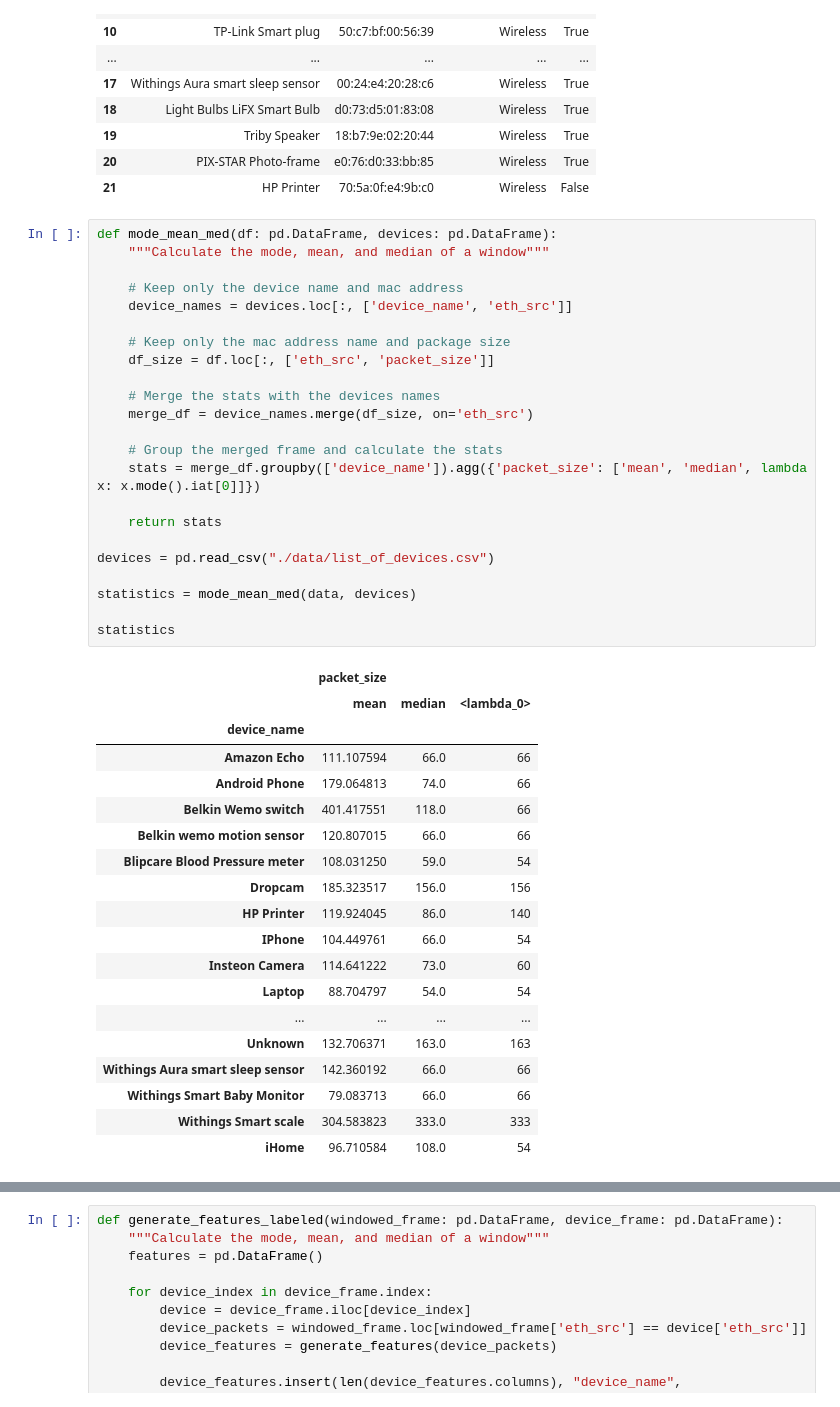
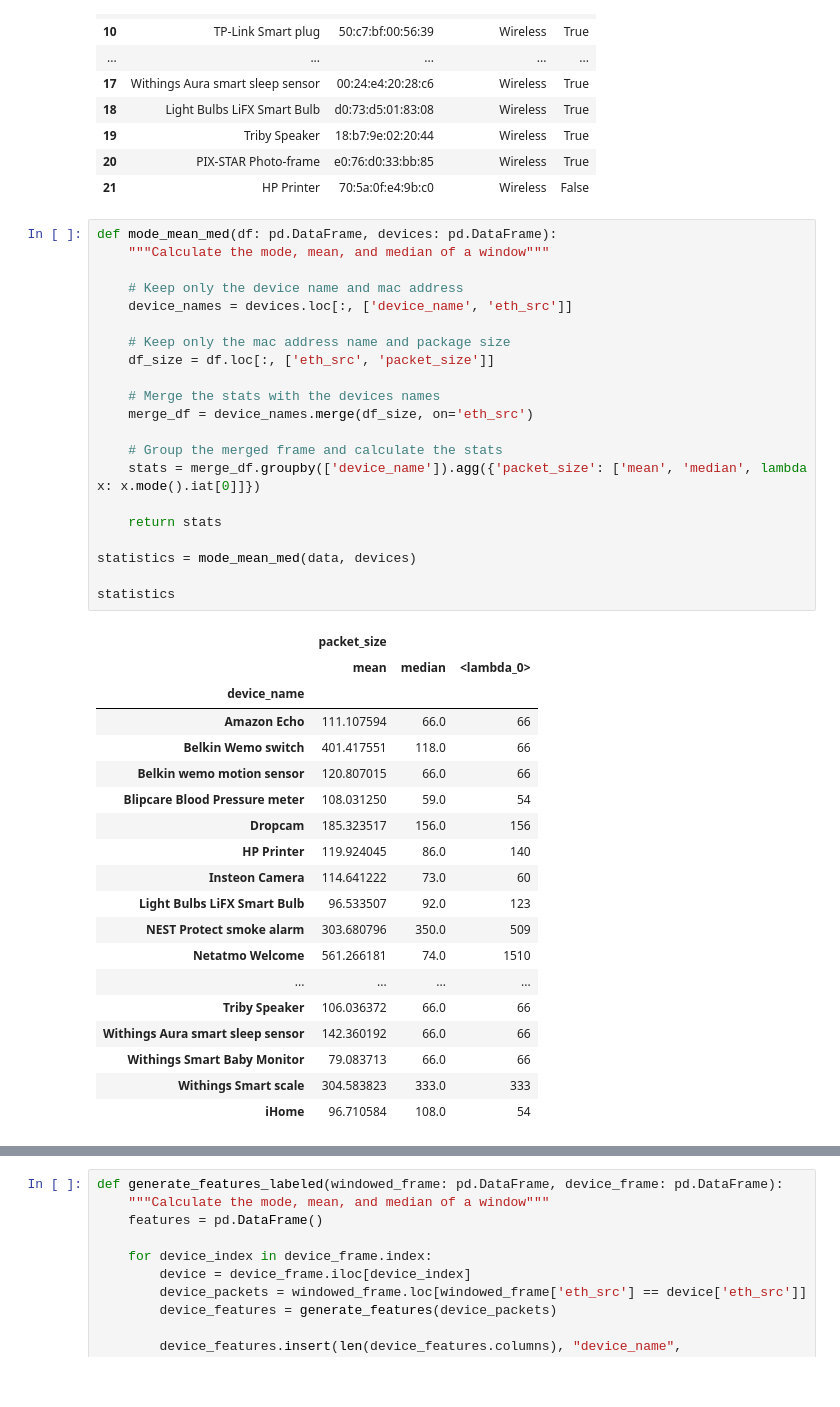
Before and after one commit to cochaviz/iot_classifier, a Jupyter notebook: classifier.ipynb, the cells around one changed output, grey strips where cells are left out. Saved outputs shown, nothing was run; the diff lists cells and outputs as text.

```diff
--- a/classifier.ipynb
+++ b/classifier.ipynb
@@ -89,42 +89,40 @@ devices
 # %%
 def mode_mean_med(df: pd.DataFrame, devices: pd.DataFrame):
     """Calculate the mode, mean, and median of a window"""
 
     # Keep only the device name and mac address
     device_names = devices.loc[:, ['device_name', 'eth_src']]
 
     # Keep only the mac address name and package size
     df_size = df.loc[:, ['eth_src', 'packet_size']]
 
     # Merge the stats with the devices names
     merge_df = device_names.merge(df_size, on='eth_src')
 
     # Group the merged frame and calculate the stats
     stats = merge_df.groupby(['device_name']).agg({'packet_size': ['mean', 'median', lambda x: x.mode().iat[0]]})
 
     return stats
 
-devices = pd.read_csv("./data/list_of_devices.csv")
-
 statistics = mode_mean_med(data, devices)
 
 statistics
 # %% [output]
 |  | packet_size |  |  |
 |  | mean | median | <lambda_0> |
 | device_name |  |  |  |
 | Amazon Echo | 111.107594 | 66.0 | 66 |
-| Android Phone | 179.064813 | 74.0 | 66 |
 | Belkin Wemo switch | 401.417551 | 118.0 | 66 |
 | Belkin wemo motion sensor | 120.807015 | 66.0 | 66 |
 | Blipcare Blood Pressure meter | 108.031250 | 59.0 | 54 |
 | Dropcam | 185.323517 | 156.0 | 156 |
 | HP Printer | 119.924045 | 86.0 | 140 |
-| IPhone | 104.449761 | 66.0 | 54 |
 | Insteon Camera | 114.641222 | 73.0 | 60 |
-| Laptop | 88.704797 | 54.0 | 54 |
+| Light Bulbs LiFX Smart Bulb | 96.533507 | 92.0 | 123 |
+| NEST Protect smoke alarm | 303.680796 | 350.0 | 509 |
+| Netatmo Welcome | 561.266181 | 74.0 | 1510 |
 | ... | ... | ... | ... |
-| Unknown | 132.706371 | 163.0 | 163 |
+| Triby Speaker | 106.036372 | 66.0 | 66 |
 | Withings Aura smart sleep sensor | 142.360192 | 66.0 | 66 |
 | Withings Smart Baby Monitor | 79.083713 | 66.0 | 66 |
 | Withings Smart scale | 304.583823 | 333.0 | 333 |
```
Also changed, not shown: parts of 3 cells of this notebook.
